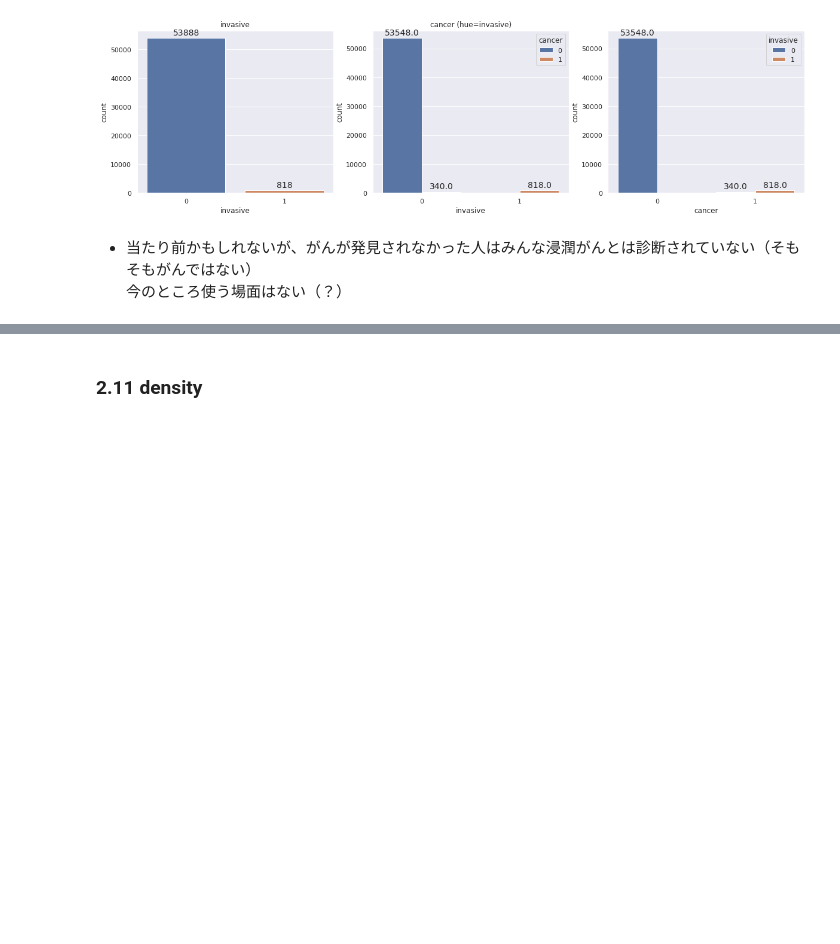
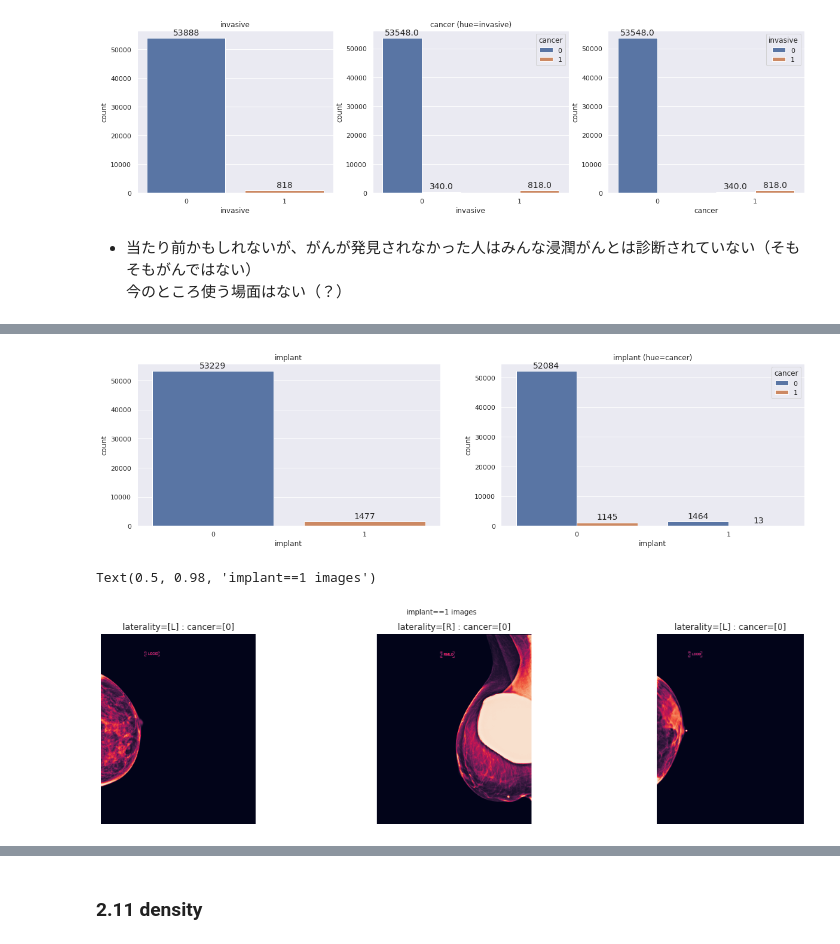
Before and after one commit to sanma-1230/kaggle-competition-rsna, a Jupyter notebook: rsna-eda.ipynb, the cells around one changed output, grey strips where cells are left out. Drawn from its saved outputs; the diff is of its cells as text; code cells hidden in the pictures; blank space fills up the shorter version.

```diff
--- a/rsna-eda.ipynb
+++ b/rsna-eda.ipynb
@@ -601,0 +650,45 @@ plt.show()
+# %%
+fig, axs = plt.subplots(nrows=1, ncols=2, figsize=(20,5))
+
+sns.countplot(data=train, x='implant', ax=axs[0])
+for q in axs[0].patches:
+    axs[0].annotate(format(q.get_height()),
+                   (q.get_x() + q.get_width() / 2.,
+                    q.get_height()),
+                    ha = 'center',
+                    va = 'center',
+                    xytext = (0, 9),
+                    textcoords = 'offset points',
+                    fontsize = 14)
+axs[0].set_title('implant')
+
+sns.countplot(data=train, x='implant', hue='cancer', ax=axs[1])
+for q in axs[1].patches:
+    axs[1].annotate(format(q.get_height()),
+                   (q.get_x() + q.get_width() / 2.,
+                    q.get_height()),
+                    ha = 'center',
+                    va = 'center',
+                    xytext = (0, 9),
+                    textcoords = 'offset points',
+                    fontsize = 14)
+axs[1].set_title('implant (hue=cancer)')
+plt.show()
+
+fig, axs = plt.subplots(nrows=1, ncols=3, figsize=(20,5))
+for i in range(3):
+    n = random.randint(0,1477)
+    tmp = train[train.implant==1].iloc[n]
+    p_id = tmp.patient_id
+    i_id = tmp.image_id
+    l_or_r = tmp.laterality
+    cancer = tmp.cancer
+    img = get_dcm_img(p_id, i_id)
+    axs[i].imshow(img)
+    axs[i].set_title(f'laterality=[{l_or_r}] : cancer=[{cancer}]')
+    axs[i].axis('off')
+fig.suptitle('implant==1 images', fontsize=10)
+# %% [output]
+[figure, added]
+Text(0.5, 0.98, 'implant==1 images')
+[figure, added]
```
Also changed, not shown: parts of 10 cells of this notebook.
